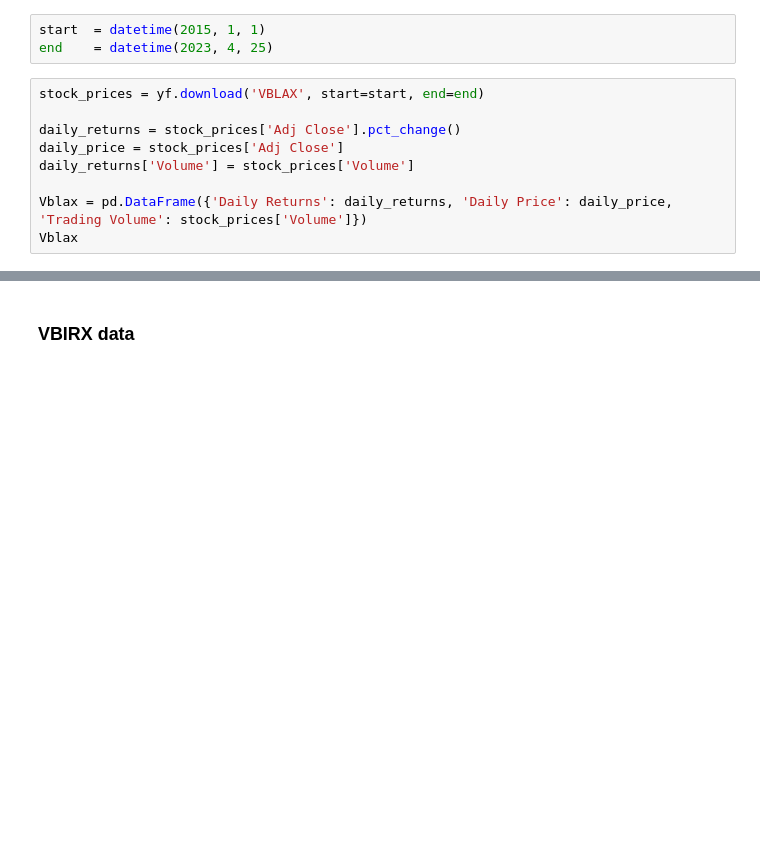
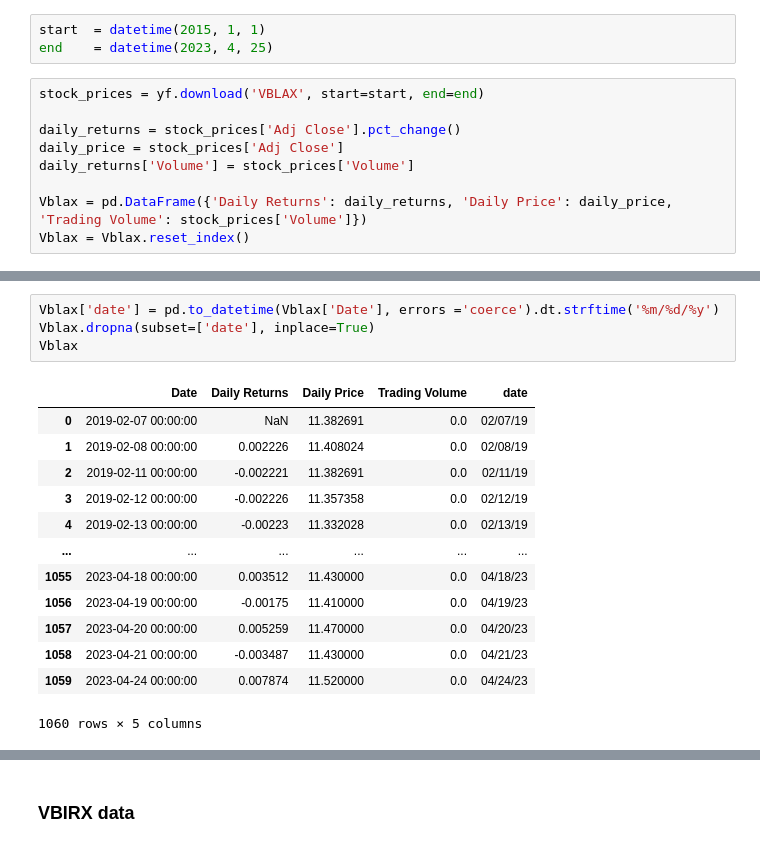
Before and after one commit to mab923/finalteamproject, a Jupyter notebook: Load_Data.ipynb, the cells around one changed output, grey strips where cells are left out. Saved outputs shown, nothing was run; the diff lists cells and outputs as text; blank space fills up the shorter version.

```diff
--- a/Load_Data.ipynb
+++ b/Load_Data.ipynb
@@ -90,6 +89,6 @@ daily_price = stock_prices['Adj Close']
 daily_returns['Volume'] = stock_prices['Volume']
 
 Vblax = pd.DataFrame({'Daily Returns': daily_returns, 'Daily Price': daily_price, 'Trading Volume': stock_prices['Volume']})
-Vblax
+Vblax = Vblax.reset_index()
 # %% [output]
 [*********************100%***********************]  1 of 1 completed
@@ -109,0 +111,18 @@ Vblax
+# %%
+Vblax['date'] = pd.to_datetime(Vblax['Date'], errors ='coerce').dt.strftime('%m/%d/%y')
+Vblax.dropna(subset=['date'], inplace=True)
+Vblax
+# %% [output]
+|  | Date | Daily Returns | Daily Price | Trading Volume | date |
+| 0 | 2019-02-07 00:00:00 | NaN | 11.382691 | 0.0 | 02/07/19 |
+| 1 | 2019-02-08 00:00:00 | 0.002226 | 11.408024 | 0.0 | 02/08/19 |
+| 2 | 2019-02-11 00:00:00 | -0.002221 | 11.382691 | 0.0 | 02/11/19 |
+| 3 | 2019-02-12 00:00:00 | -0.002226 | 11.357358 | 0.0 | 02/12/19 |
+| 4 | 2019-02-13 00:00:00 | -0.00223 | 11.332028 | 0.0 | 02/13/19 |
+| ... | ... | ... | ... | ... | ... |
+| 1055 | 2023-04-18 00:00:00 | 0.003512 | 11.430000 | 0.0 | 04/18/23 |
+| 1056 | 2023-04-19 00:00:00 | -0.00175 | 11.410000 | 0.0 | 04/19/23 |
+| 1057 | 2023-04-20 00:00:00 | 0.005259 | 11.470000 | 0.0 | 04/20/23 |
+| 1058 | 2023-04-21 00:00:00 | -0.003487 | 11.430000 | 0.0 | 04/21/23 |
+| 1059 | 2023-04-24 00:00:00 | 0.007874 | 11.520000 | 0.0 | 04/24/23 |
+1060 rows × 5 columns
```
Also changed, not shown: parts of 6 cells of this notebook.
